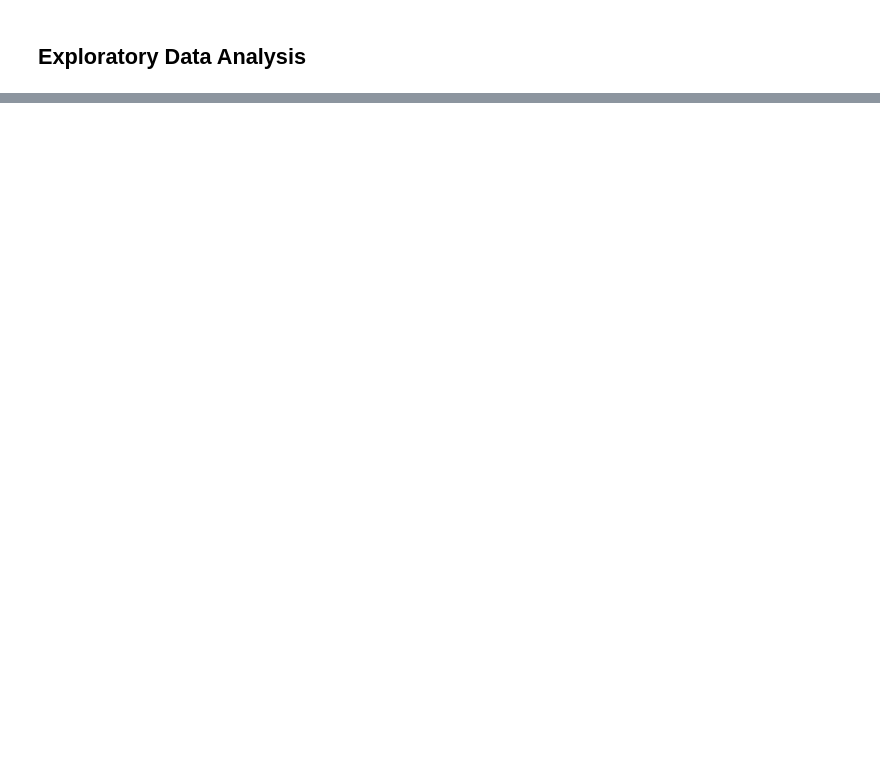
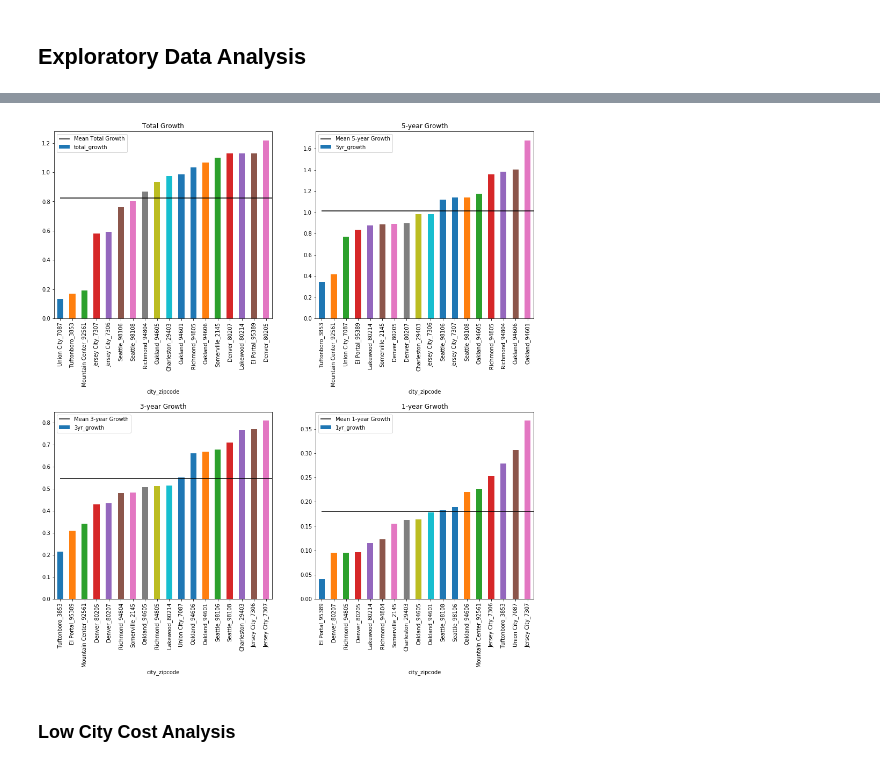
Before and after one commit to rab175/dsc-mod-4-project-online-ds-pt-071519, a Jupyter notebook: Mod 4 Project Notebook.ipynb, the cells around one changed output, grey strips where cells are left out. Drawn from its saved outputs; the diff is of its cells as text; code cells hidden in the pictures; blank space fills up the shorter version.

```diff
--- a/Mod 4 Project Notebook.ipynb
+++ b/Mod 4 Project Notebook.ipynb
@@ -386,0 +520,4 @@ growth_rates(low_cost_zipcodes)
+# %%
+top_med_cities = top_growth_cities(med_cost_zipcodes)
+print('Cities in our list: ', len(top_med_cities))
+top_med_cities
@@ -386,0 +544,6 @@ growth_rates(low_cost_zipcodes)
+# %%
+graph_growth(top_med_cities)
+# %% [output]
+[figure, added]
+# %% [markdown]
+### Low City Cost Analysis
```
Also changed, not shown: parts of 35 cells of this notebook, 1 other file.
